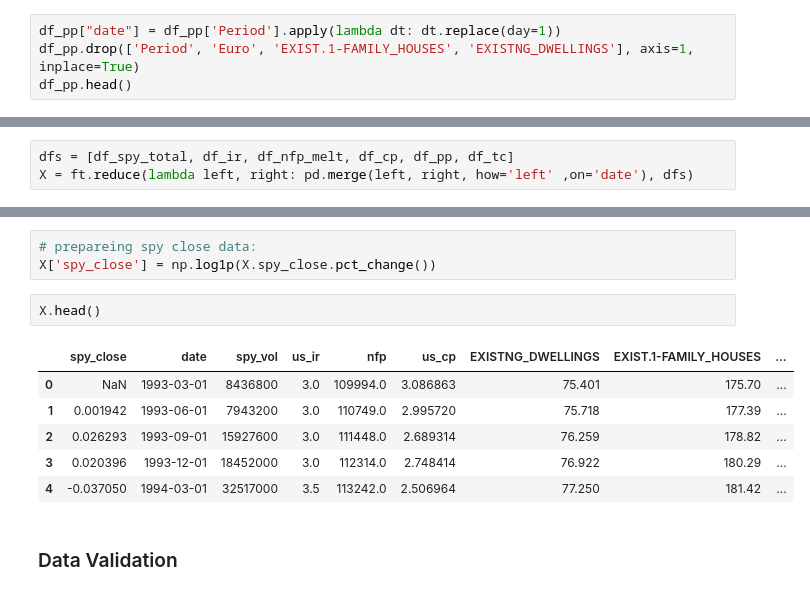
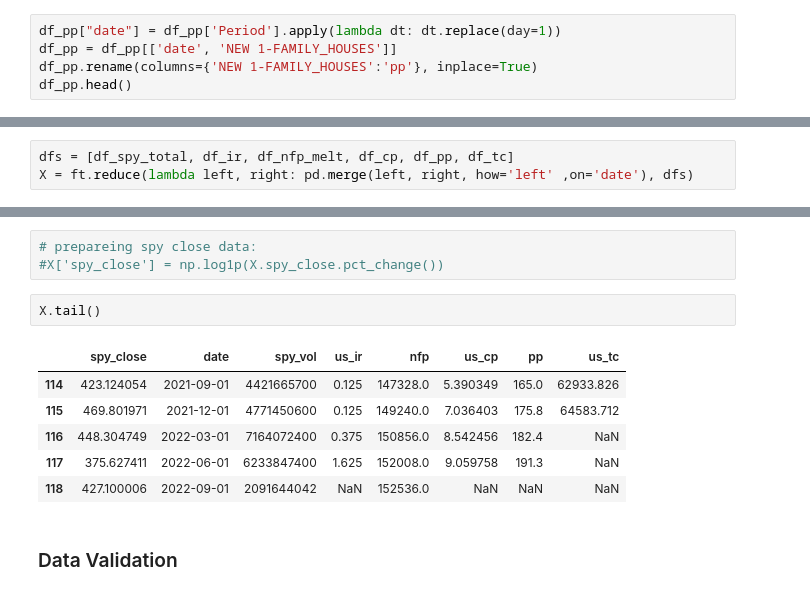
Before and after one commit to marchcarax/Portfolio-stats, a Jupyter notebook: model.ipynb, the cells around one changed output, grey strips where cells are left out. Saved outputs shown, nothing was run; the diff lists cells and outputs as text.

```diff
--- a/model.ipynb
+++ b/model.ipynb
@@ -143,6 +145,7 @@ df_pp.head()
 | 4 | 1964-03-31 | NaN | NaN | 11.5 | NaN |
 # %%
 df_pp["date"] = df_pp['Period'].apply(lambda dt: dt.replace(day=1))
-df_pp.drop(['Period', 'Euro', 'EXIST.1-FAMILY_HOUSES', 'EXISTNG_DWELLINGS'], axis=1, inplace=True)
+df_pp = df_pp[['date', 'NEW 1-FAMILY_HOUSES']]
+df_pp.rename(columns={'NEW 1-FAMILY_HOUSES':'pp'}, inplace=True)
 df_pp.head()
 # %% [output]
@@ -270,15 +273,15 @@ X.head()
 # %%
 # prepareing spy close data:
-X['spy_close'] = np.log1p(X.spy_close.pct_change())
+#X['spy_close'] = np.log1p(X.spy_close.pct_change())
 # %%
-X.head()
+X.tail()
 # %% [output]
-|  | spy_close | date | spy_vol | us_ir | nfp | us_cp | EXISTNG_DWELLINGS | EXIST.1-FAMILY_HOUSES | ... |
-| 0 | NaN | 1993-03-01 | 8436800 | 3.0 | 109994.0 | 3.086863 | 75.401 | 175.70 | ... |
-| 1 | 0.001942 | 1993-06-01 | 7943200 | 3.0 | 110749.0 | 2.995720 | 75.718 | 177.39 | ... |
-| 2 | 0.026293 | 1993-09-01 | 15927600 | 3.0 | 111448.0 | 2.689314 | 76.259 | 178.82 | ... |
-| 3 | 0.020396 | 1993-12-01 | 18452000 | 3.0 | 112314.0 | 2.748414 | 76.922 | 180.29 | ... |
-| 4 | -0.037050 | 1994-03-01 | 32517000 | 3.5 | 113242.0 | 2.506964 | 77.250 | 181.42 | ... |
+|  | spy_close | date | spy_vol | us_ir | nfp | us_cp | pp | us_tc |
+| 114 | 423.124054 | 2021-09-01 | 4421665700 | 0.125 | 147328.0 | 5.390349 | 165.0 | 62933.826 |
+| 115 | 469.801971 | 2021-12-01 | 4771450600 | 0.125 | 149240.0 | 7.036403 | 175.8 | 64583.712 |
+| 116 | 448.304749 | 2022-03-01 | 7164072400 | 0.375 | 150856.0 | 8.542456 | 182.4 | NaN |
+| 117 | 375.627411 | 2022-06-01 | 6233847400 | 1.625 | 152008.0 | 9.059758 | 191.3 | NaN |
+| 118 | 427.100006 | 2022-09-01 | 2091644042 | NaN | 152536.0 | NaN | NaN | NaN |
 # %% [markdown]
 ### Data Validation
 # %%
```
Also changed, not shown: parts of 17 cells of this notebook, 1 other file.
